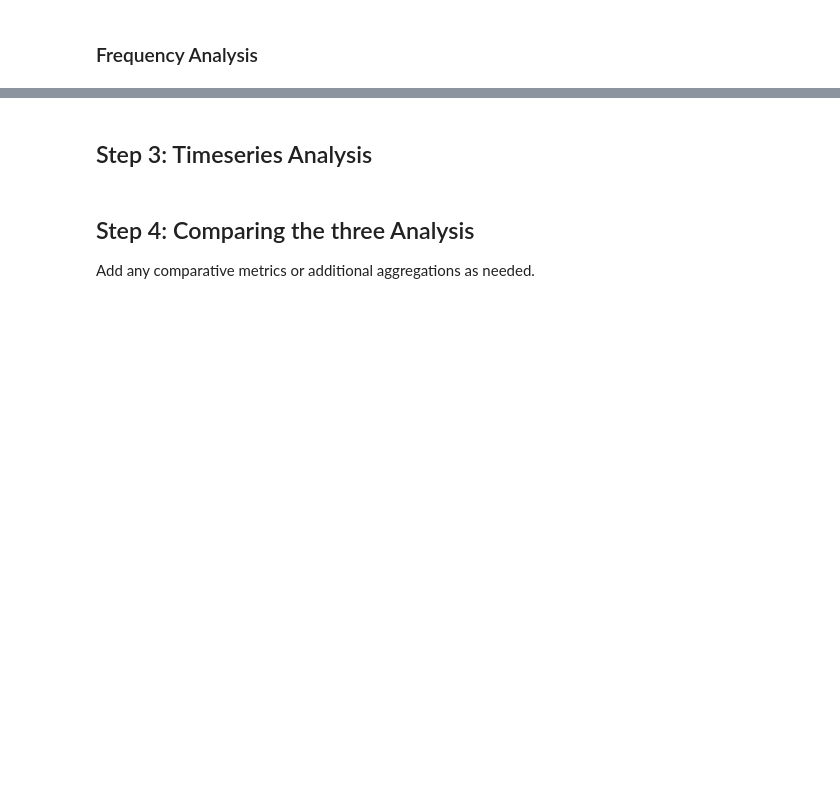
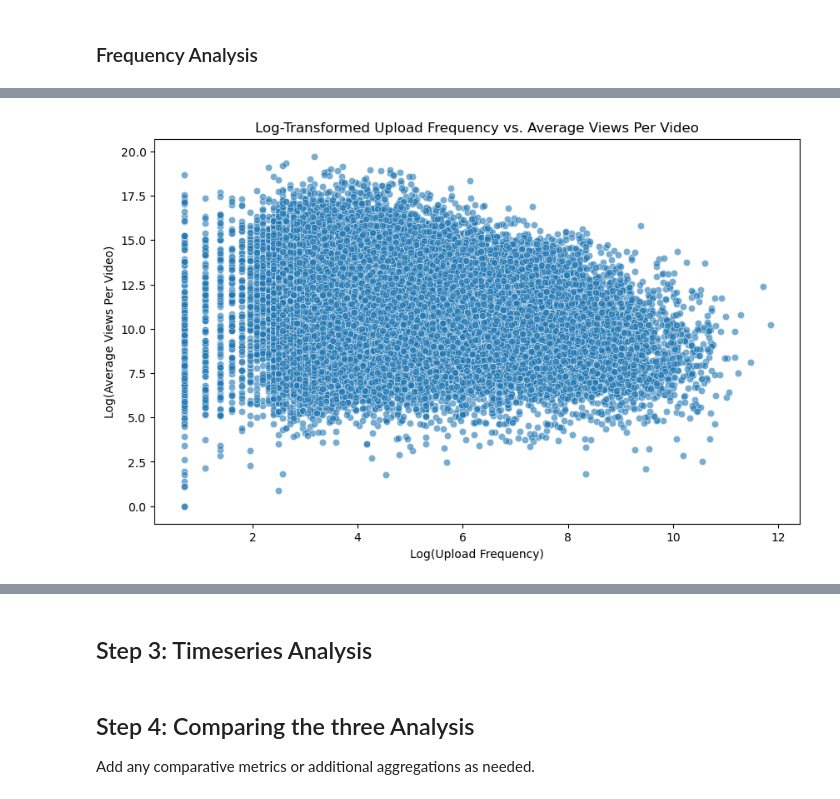
Before and after one commit to epfl-ada/ada-2024-project-panada, a Jupyter notebook: YouTube_Content_Analysis.ipynb, the cells around one changed output, grey strips where cells are left out. Saved outputs shown, nothing was run; the diff lists cells and outputs as text; code cells hidden in the pictures; blank space fills up the shorter version.

```diff
--- a/YouTube_Content_Analysis.ipynb
+++ b/YouTube_Content_Analysis.ipynb
@@ -196,0 +305,19 @@ freq_per_year = video_data.groupby(['category', 'year']).size().reset_index(name
+# %%
+# Aggregate upload frequency, engagement metrics, and additional channel data
+channel_engagement = channel_video_data.groupby('channel_id').agg({
+    'upload_date': 'count',         # Total uploads (frequency)
+    'view_count': 'mean',           # Average views per video
+    'like_count': 'mean',           # Average likes per video
+    'dislike_count': 'mean',        # Average dislikes per video
+    'subscribers_cc': 'first',      # Number of subscribers (assuming it's constant for a channel)
+    'videos_cc': 'first'            # Total number of videos (assuming it's constant for a channel)
+}).reset_index()
+
+# Rename columns for clarity
+channel_engagement.rename(columns={
+    'upload_date': 'upload_frequency',
+    'subscribers_cc': 'subscribers',
+    'videos_cc': 'total_videos'
+}, inplace=True)
+
+print(channel_engagement.head())
@@ -196,0 +338,13 @@ freq_per_year = video_data.groupby(['category', 'year']).size().reset_index(name
+# %%
+channel_engagement['log_upload_frequency'] = np.log1p(channel_engagement['upload_frequency'])
+channel_engagement['log_view_count'] = np.log1p(channel_engagement['view_count'])
+
+# Scatter plot with log-transformed values
+plt.figure(figsize=(10, 6))
+sns.scatterplot(x='log_upload_frequency', y='log_view_count', data=channel_engagement, alpha=0.6)
+plt.title("Log-Transformed Upload Frequency vs. Average Views Per Video")
+plt.xlabel("Log(Upload Frequency)")
+plt.ylabel("Log(Average Views Per Video)")
+plt.show()
+# %% [output]
+[figure, added]
```
Also changed, not shown: parts of 23 cells of this notebook.
